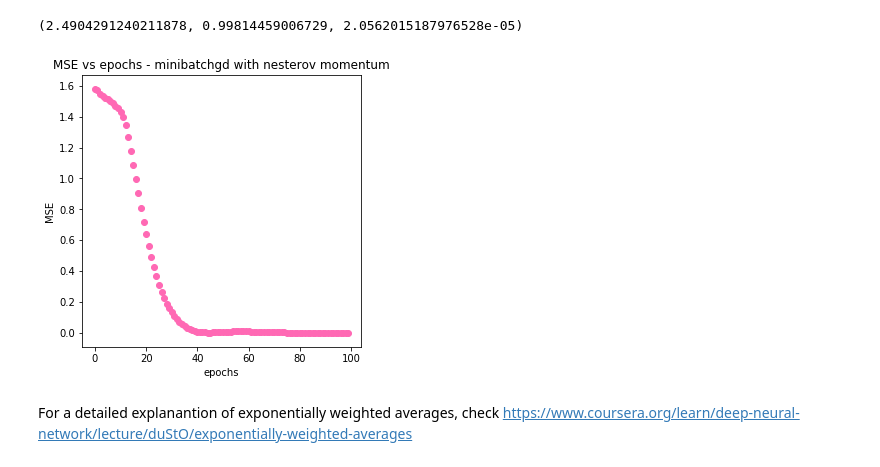
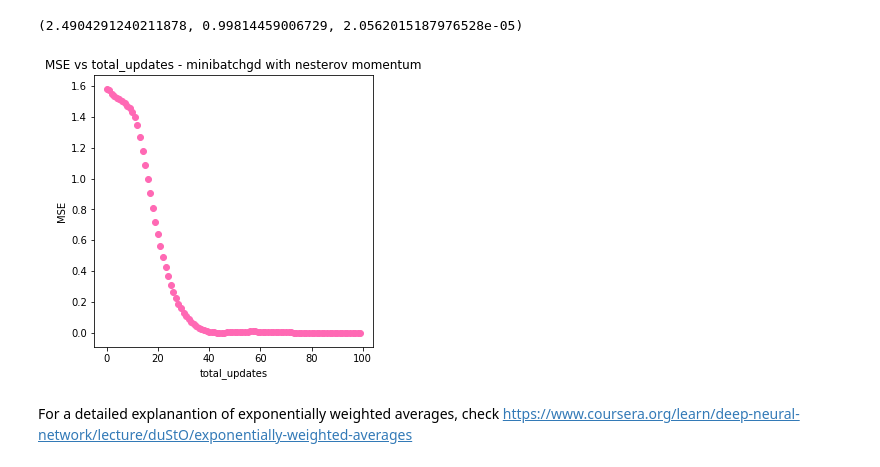
Before and after one commit to bhuvanakundumani/gradient_descent1, a Jupyter notebook: 2. momentum_and_nesterov.ipynb, the cells around one changed output. Saved outputs shown, nothing was run; the diff lists cells and outputs as text; code cells hidden in the pictures.

```diff
--- a/2. momentum_and_nesterov.ipynb
+++ b/2. momentum_and_nesterov.ipynb
@@ -150,14 +150,14 @@ m,b, mse[-10]
 # %%
 total_updates = int(epochs*(len(X)/batch_size))
 epochs = range(total_updates)
 plt.figure(figsize=(5,5))
-plt.title("MSE vs epochs - minibatchgd with nesterov momentum")
-plt.xlabel("epochs")
+plt.title("MSE vs total_updates - minibatchgd with nesterov momentum")
+plt.xlabel("total_updates")
 plt.ylabel("MSE")
 plt.scatter(epochs, mse, color = 'hotpink')
 plt.show()
 # %% [output]
-[figure, old version]
+[figure, new version]
 # %% [markdown]
 For a detailed explanantion of exponentially weighted averages,  check https://www.coursera.org/learn/deep-neural-network/lecture/duStO/exponentially-weighted-averages
 # %% [markdown]
```
Also changed, not shown: parts of 1 cell of this notebook.
